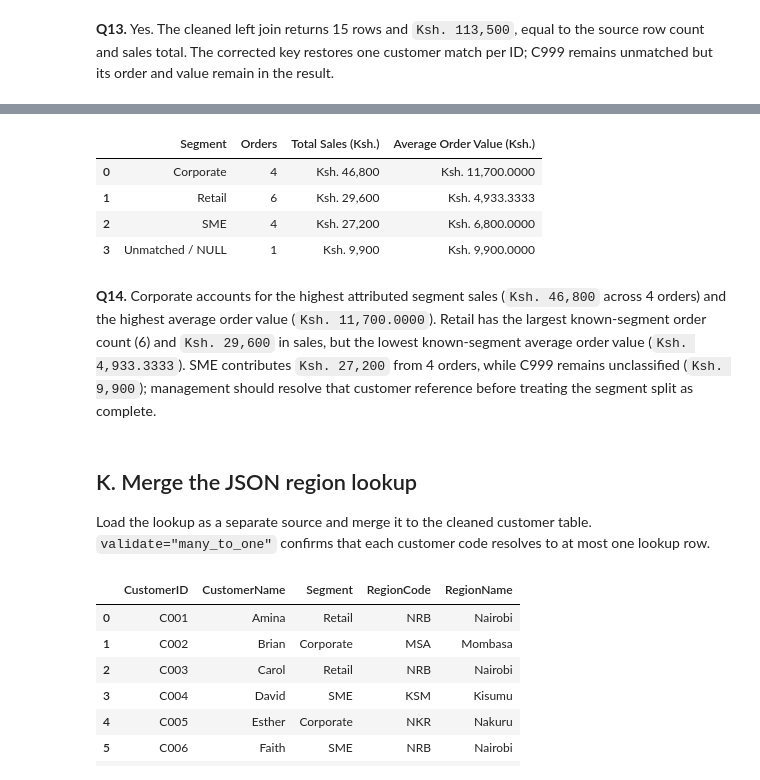
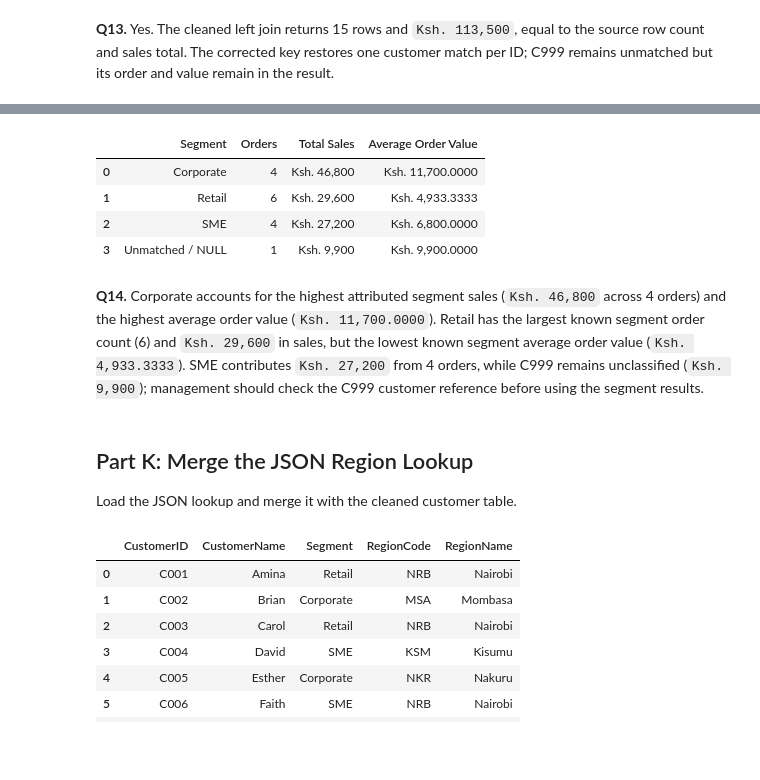
Before and after one commit to tmwakisha/DSA2050-Week2-660146, a Jupyter notebook: DSA2050_Week2_SQL_Lab.ipynb, the cells around one changed output, grey strips where cells are left out. Cells and saved outputs as stored; diff of their text form; code cells hidden in the pictures; blank space fills up the shorter version.

```diff
--- a/DSA2050_Week2_SQL_Lab.ipynb
+++ b/DSA2050_Week2_SQL_Lab.ipynb
@@ -382,38 +374,38 @@ Aggregate the cleaned customer-order relationship by segment. A NULL segment is
 # %%
 segment_query = """
 SELECT COALESCE(c.Segment, 'Unmatched / NULL') AS Segment,
        COUNT(*) AS Orders,
        SUM(o.OrderAmount) AS total_sales,
        AVG(o.OrderAmount) AS average_order_value
 FROM orders AS o
 LEFT JOIN customers_clean AS c
        ON o.CustomerID = c.CustomerID
 GROUP BY c.Segment
 ORDER BY CASE WHEN c.Segment IS NULL THEN 4
               WHEN c.Segment = 'Corporate' THEN 1
               WHEN c.Segment = 'Retail' THEN 2
               WHEN c.Segment = 'SME' THEN 3
               ELSE 5 END;
 """
 segment_kpis_raw = pd.read_sql_query(segment_query, conn)
 segment_kpis = segment_kpis_raw.rename(columns={
-    "total_sales": "Total Sales (Ksh.)",
-    "average_order_value": "Average Order Value (Ksh.)"
+    "total_sales": "Total Sales",
+    "average_order_value": "Average Order Value"
 }).copy()
-segment_kpis["Total Sales (Ksh.)"] = segment_kpis["Total Sales (Ksh.)"].map(lambda x: f"Ksh. {x:,.0f}")
-segment_kpis["Average Order Value (Ksh.)"] = segment_kpis["Average Order Value (Ksh.)"].map(lambda x: f"Ksh. {x:,.4f}")
+segment_kpis["Total Sales"] = segment_kpis["Total Sales"].map(lambda x: f"Ksh. {x:,.0f}")
+segment_kpis["Average Order Value"] = segment_kpis["Average Order Value"].map(lambda x: f"Ksh. {x:,.4f}")
 display(segment_kpis)
 # %% [output]
-|  | Segment | Orders | Total Sales (Ksh.) | Average Order Value (Ksh.) |
+|  | Segment | Orders | Total Sales | Average Order Value |
 | 0 | Corporate | 4 | Ksh. 46,800 | Ksh. 11,700.0000 |
 | 1 | Retail | 6 | Ksh. 29,600 | Ksh. 4,933.3333 |
 | 2 | SME | 4 | Ksh. 27,200 | Ksh. 6,800.0000 |
 | 3 | Unmatched / NULL | 1 | Ksh. 9,900 | Ksh. 9,900.0000 |
 # %% [markdown]
-**Q14.** Corporate accounts for the highest attributed segment sales (`Ksh. 46,800` across 4 orders) and the highest average order value (`Ksh. 11,700.0000`). Retail has the largest known-segment order count (6) and `Ksh. 29,600` in sales, but the lowest known-segment average order value (`Ksh. 4,933.3333`). SME contributes `Ksh. 27,200` from 4 orders, while C999 remains unclassified (`Ksh. 9,900`); management should resolve that customer reference before treating the segment split as complete.
+**Q14.** Corporate accounts for the highest attributed segment sales (`Ksh. 46,800` across 4 orders) and the highest average order value (`Ksh. 11,700.0000`). Retail has the largest known segment order count (6) and `Ksh. 29,600` in sales, but the lowest known segment average order value (`Ksh. 4,933.3333`). SME contributes `Ksh. 27,200` from 4 orders, while C999 remains unclassified (`Ksh. 9,900`); management should check the C999 customer reference before using the segment results.
 # %% [markdown]
-## K. Merge the JSON region lookup
-Load the lookup as a separate source and merge it to the cleaned customer table. `validate="many_to_one"` confirms that each customer code resolves to at most one lookup row.
+## Part K: Merge the JSON Region Lookup
+Load the JSON lookup and merge it with the cleaned customer table.
 # %%
 regions_df = pd.read_json("regions.json")
 customers_regions = customers_clean.merge(
```
Also changed, not shown: parts of 36 cells of this notebook, 1 other file.
